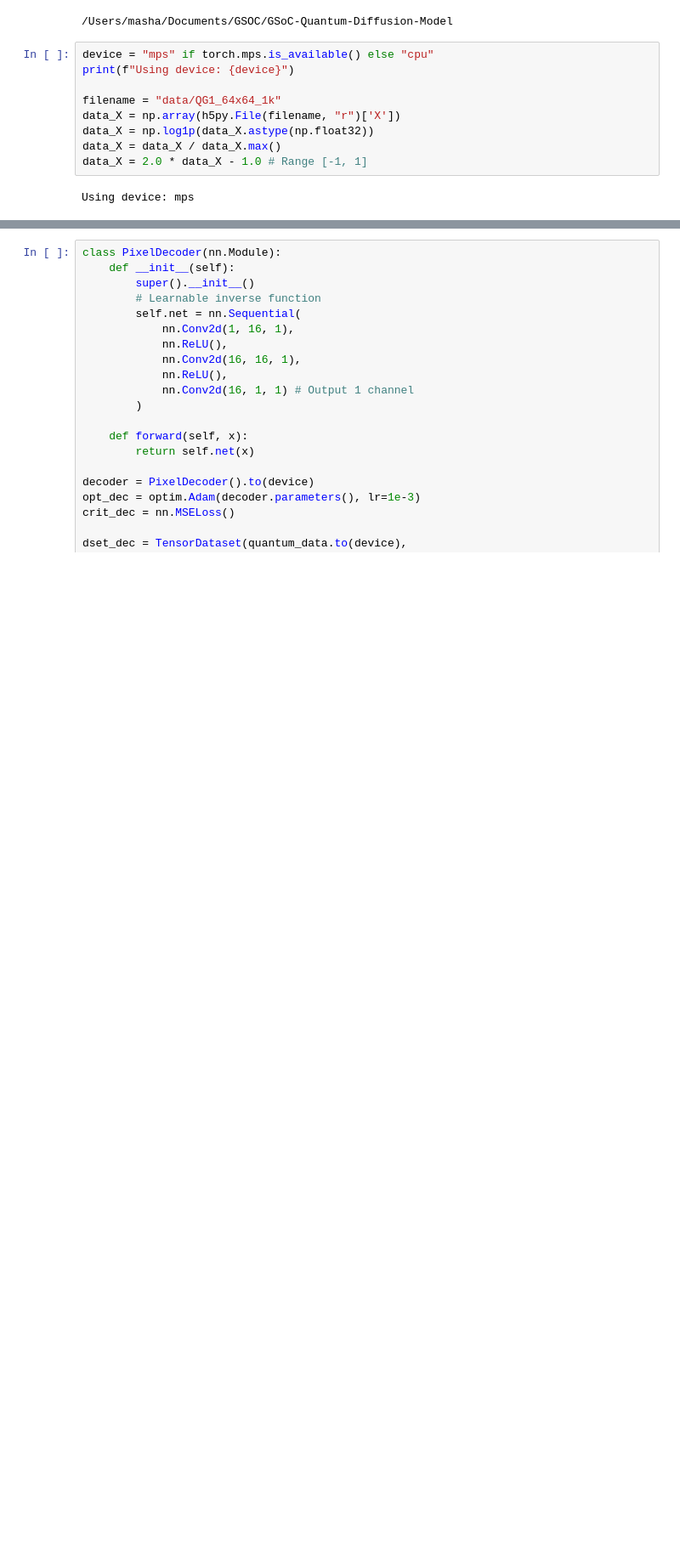
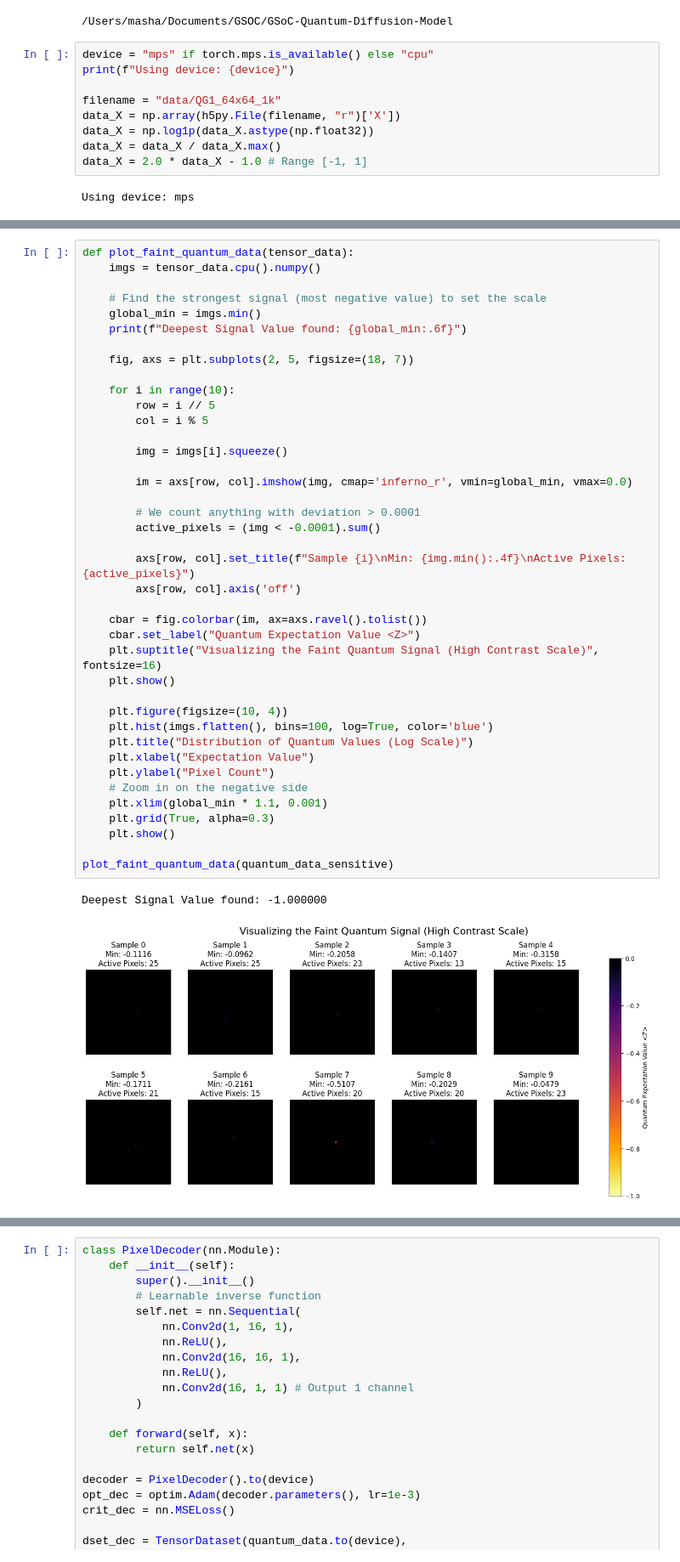
Before and after one commit to mashathepotato/GSoC-Quantum-Diffusion-Model, a Jupyter notebook: notebooks/quantum/first_principles_hybrid.ipynb, the cells around one changed output, grey strips where cells are left out. Shown at 85% size. Drawn from its saved outputs; the diff is of its cells as text; blank space fills up the shorter version.

```diff
--- a/notebooks/quantum/first_principles_hybrid.ipynb
+++ b/notebooks/quantum/first_principles_hybrid.ipynb
@@ -72,0 +92,43 @@ quantum_data_sensitive = embed_sensitive(data_X)
+# %%
+def plot_faint_quantum_data(tensor_data):
+    imgs = tensor_data.cpu().numpy()
+
+    # Find the strongest signal (most negative value) to set the scale
+    global_min = imgs.min()
+    print(f"Deepest Signal Value found: {global_min:.6f}")
+
+    fig, axs = plt.subplots(2, 5, figsize=(18, 7))
+
+    for i in range(10):
+        row = i // 5
+        col = i % 5
+
+        img = imgs[i].squeeze()
+
+        im = axs[row, col].imshow(img, cmap='inferno_r', vmin=global_min, vmax=0.0)
+
+        # We count anything with deviation > 0.0001
+        active_pixels = (img < -0.0001).sum()
+
+        axs[row, col].set_title(f"Sample {i}\nMin: {img.min():.4f}\nActive Pixels: {active_pixels}")
+        axs[row, col].axis('off')
+
+    cbar = fig.colorbar(im, ax=axs.ravel().tolist())
+    cbar.set_label("Quantum Expectation Value <Z>")
+    plt.suptitle("Visualizing the Faint Quantum Signal (High Contrast Scale)", fontsize=16)
+    plt.show()
+
+    plt.figure(figsize=(10, 4))
+    plt.hist(imgs.flatten(), bins=100, log=True, color='blue')
+    plt.title("Distribution of Quantum Values (Log Scale)")
+    plt.xlabel("Expectation Value")
+    plt.ylabel("Pixel Count")
+    # Zoom in on the negative side
+    plt.xlim(global_min * 1.1, 0.001)
+    plt.grid(True, alpha=0.3)
+    plt.show()
+
+plot_faint_quantum_data(quantum_data_sensitive)
+# %% [output]
+Deepest Signal Value found: -1.000000
+[figure, added]
```
Also changed, not shown: parts of 4 cells of this notebook.
